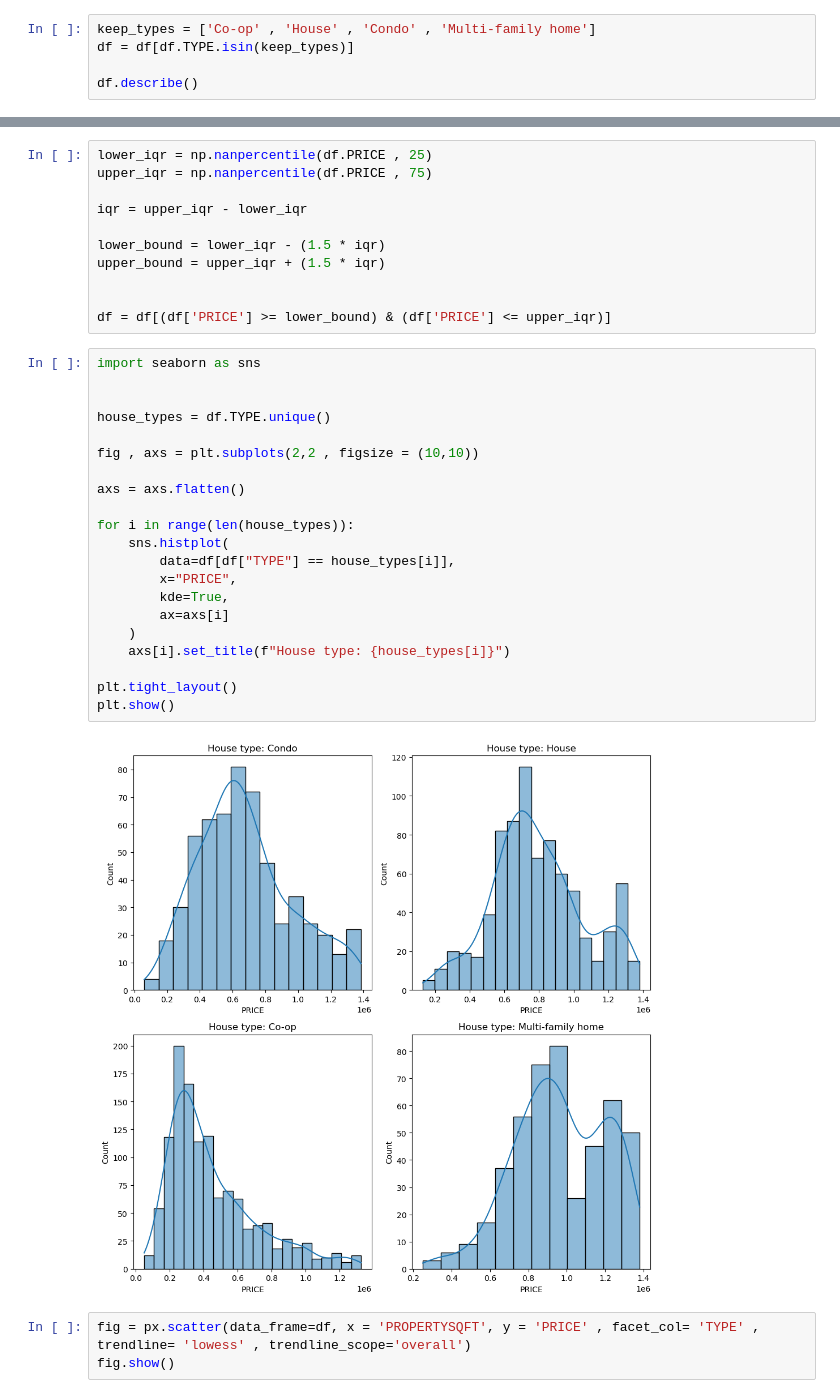
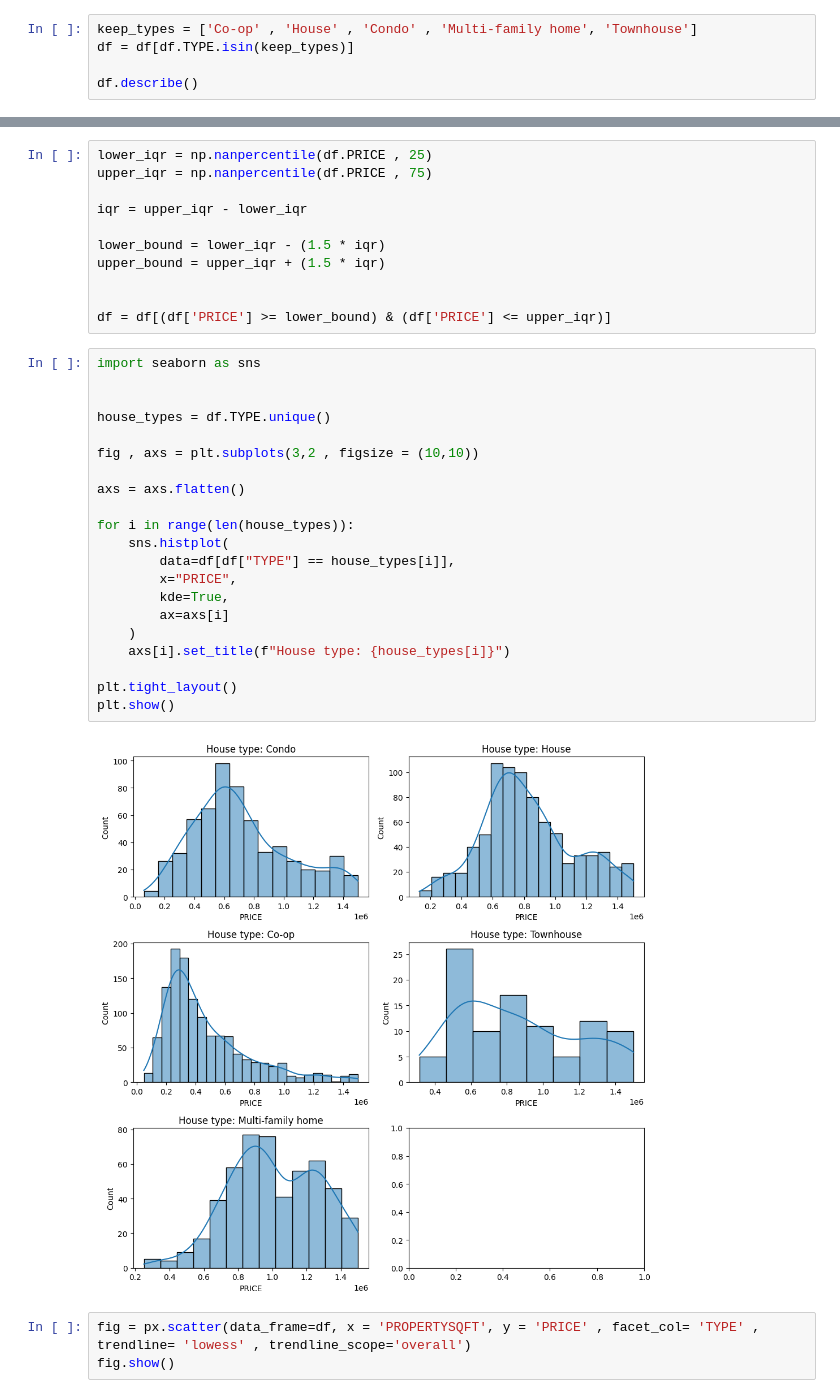
Before and after one commit to Trevor5008/CAP2757_FinalProject, a Jupyter notebook: Final_Project.ipynb, the cells around one changed output, grey strips where cells are left out. Cells and saved outputs as stored; diff of their text form.

```diff
--- a/Final_Project.ipynb
+++ b/Final_Project.ipynb
@@ -85,7 +96,7 @@ Coming Soon             2
 Mobile house            1
 Name: count, dtype: int64
 # %%
-keep_types = ['Co-op' , 'House' , 'Condo' , 'Multi-family home']
+keep_types = ['Co-op' , 'House' , 'Condo' , 'Multi-family home', 'Townhouse']
 df = df[df.TYPE.isin(keep_types)]
 
 df.describe()
@@ -113,26 +129,26 @@ df = df[(df['PRICE'] >= lower_bound) & (df['PRICE'] <= upper_iqr)]
 # %%
 import seaborn as sns
 
 
 house_types = df.TYPE.unique()
 
-fig , axs = plt.subplots(2,2 , figsize = (10,10))
+fig , axs = plt.subplots(3,2 , figsize = (10,10))
 
 axs = axs.flatten()
 
 for i in range(len(house_types)):
     sns.histplot(
         data=df[df["TYPE"] == house_types[i]],
         x="PRICE",
         kde=True,
         ax=axs[i]
     )
     axs[i].set_title(f"House type: {house_types[i]}")
 
 plt.tight_layout()
 plt.show()
 # %% [output]
-[figure, old version]
+[figure, new version]
 # %%
 fig = px.scatter(data_frame=df, x = 'PROPERTYSQFT', y = 'PRICE' , facet_col= 'TYPE' , trendline= 'lowess' , trendline_scope='overall')
 fig.show()
```
Also changed, not shown: parts of 14 cells of this notebook, 1 other file.
